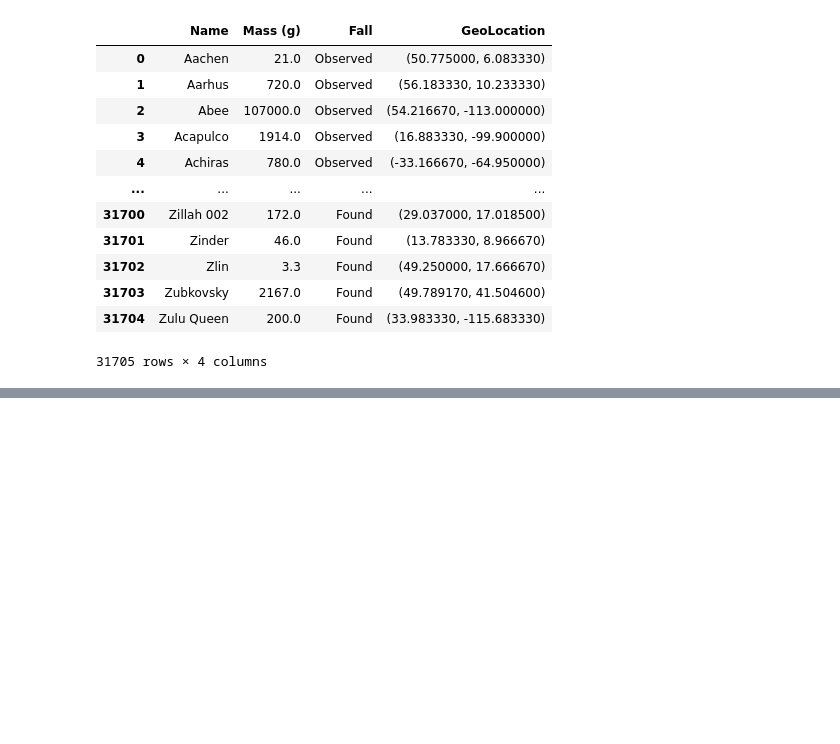
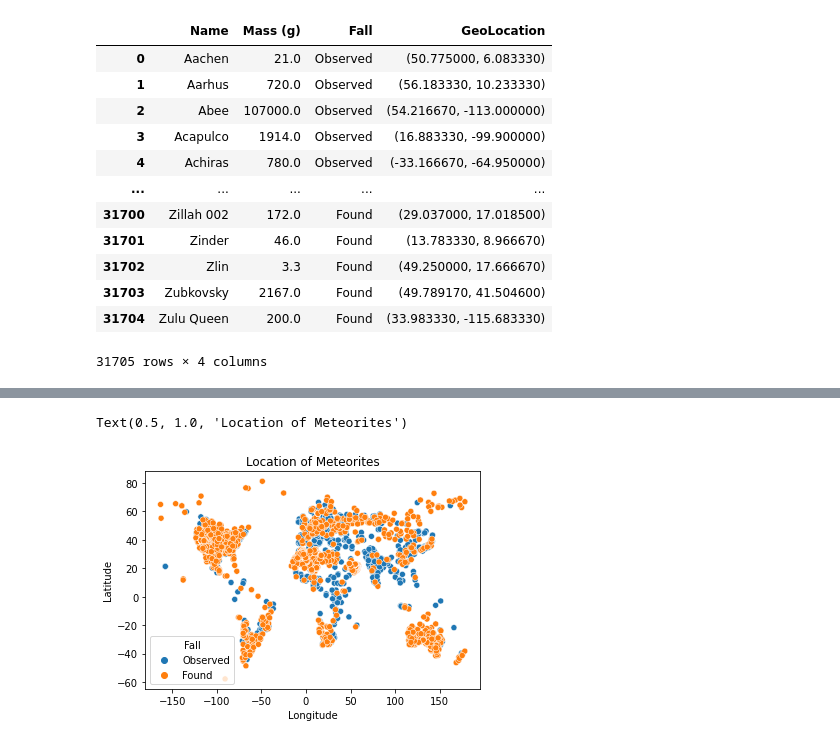
Before and after one commit to data301-2020-winter2/course-project-group_1008, a Jupyter notebook: analysis/Laura/milestone2.ipynb, the cells around one changed output, grey strips where cells are left out. Saved outputs shown, nothing was run; the diff lists cells and outputs as text; code cells hidden in the pictures; blank space fills up the shorter version.

```diff
--- a/analysis/Laura/milestone2.ipynb
+++ b/analysis/Laura/milestone2.ipynb
@@ -84,0 +115,5 @@ laura
+# %%
+sns.scatterplot(x="Longitude", y="Latitude", hue="Fall", data=dfnew).set_title("Location of Meteorites")
+# %% [output]
+Text(0.5, 1.0, 'Location of Meteorites')
+[figure, added]
```
Also changed, not shown: parts of 22 cells of this notebook, 1 other file.
